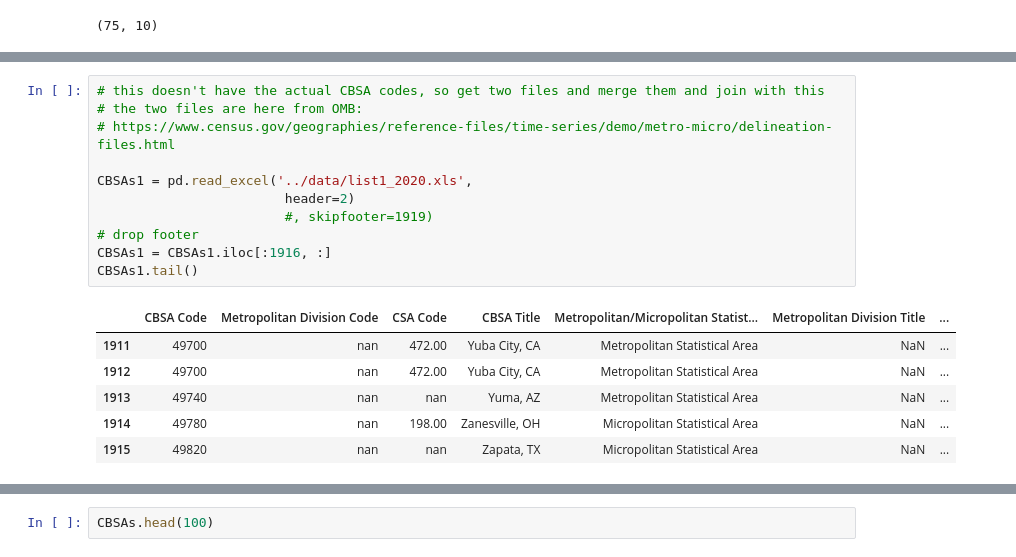
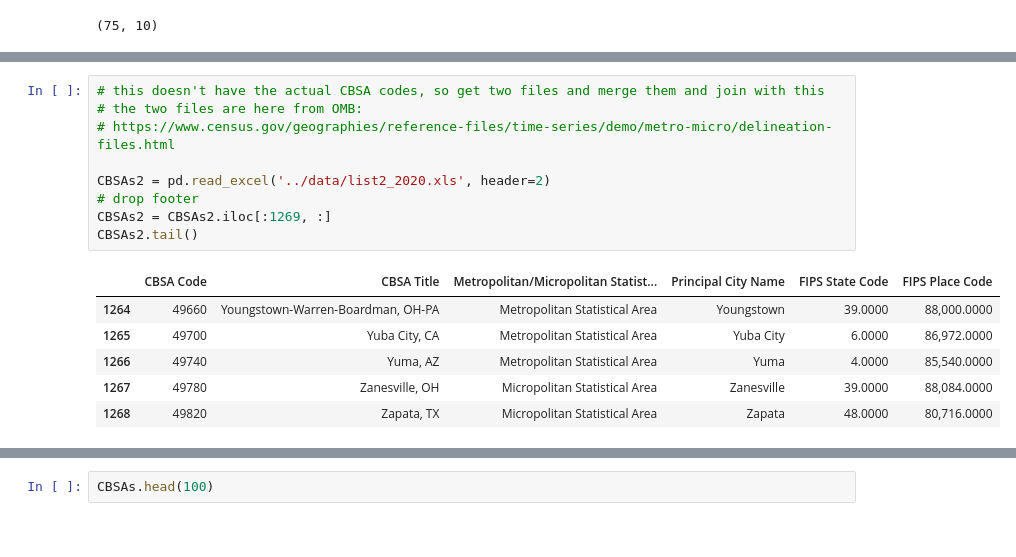
Before and after one commit to paultanger/realty-markets-analyzer, a Jupyter notebook: notebooks/EDA.ipynb, the cells around one changed output, grey strips where cells are left out. Drawn from its saved outputs; the diff is of its cells as text.

```diff
--- a/notebooks/EDA.ipynb
+++ b/notebooks/EDA.ipynb
@@ -575,18 +455,16 @@ vacancy.tail()
 # %%
 # this doesn't have the actual CBSA codes, so get two files and merge them and join with this
 # the two files are here from OMB:
 # https://www.census.gov/geographies/reference-files/time-series/demo/metro-micro/delineation-files.html
 
-CBSAs1 = pd.read_excel('../data/list1_2020.xls',
-                        header=2)
-                        #, skipfooter=1919)
+CBSAs2 = pd.read_excel('../data/list2_2020.xls', header=2)
 # drop footer
-CBSAs1 = CBSAs1.iloc[:1916, :]
-CBSAs1.tail()
+CBSAs2 = CBSAs2.iloc[:1269, :]
+CBSAs2.tail()
 # %% [output]
-|  | CBSA Code | Metropolitan Division Code | CSA Code | CBSA Title | Metropolitan/Micropolitan Statist... | Metropolitan Division Title | ... |
-| 1911 | 49700 | nan | 472.00 | Yuba City, CA | Metropolitan Statistical Area | NaN | ... |
-| 1912 | 49700 | nan | 472.00 | Yuba City, CA | Metropolitan Statistical Area | NaN | ... |
-| 1913 | 49740 | nan | nan | Yuma, AZ | Metropolitan Statistical Area | NaN | ... |
-| 1914 | 49780 | nan | 198.00 | Zanesville, OH | Micropolitan Statistical Area | NaN | ... |
-| 1915 | 49820 | nan | nan | Zapata, TX | Micropolitan Statistical Area | NaN | ... |
+|  | CBSA Code | CBSA Title | Metropolitan/Micropolitan Statist... | Principal City Name | FIPS State Code | FIPS Place Code |
+| 1264 | 49660 | Youngstown-Warren-Boardman, OH-PA | Metropolitan Statistical Area | Youngstown | 39.0000 | 88,000.0000 |
+| 1265 | 49700 | Yuba City, CA | Metropolitan Statistical Area | Yuba City | 6.0000 | 86,972.0000 |
+| 1266 | 49740 | Yuma, AZ | Metropolitan Statistical Area | Yuma | 4.0000 | 85,540.0000 |
+| 1267 | 49780 | Zanesville, OH | Micropolitan Statistical Area | Zanesville | 39.0000 | 88,084.0000 |
+| 1268 | 49820 | Zapata, TX | Micropolitan Statistical Area | Zapata | 48.0000 | 80,716.0000 |
```
Also changed, not shown: parts of 172 cells of this notebook, 5 other files.
